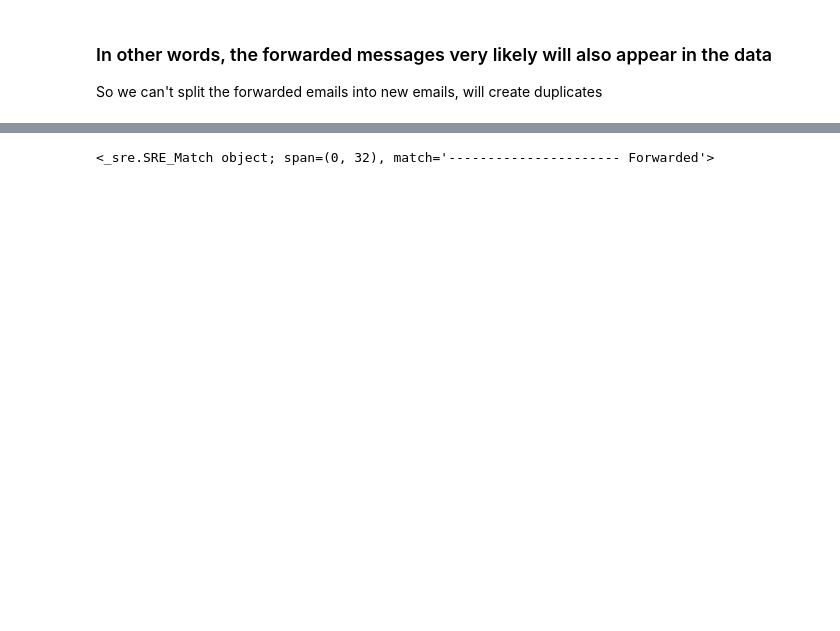
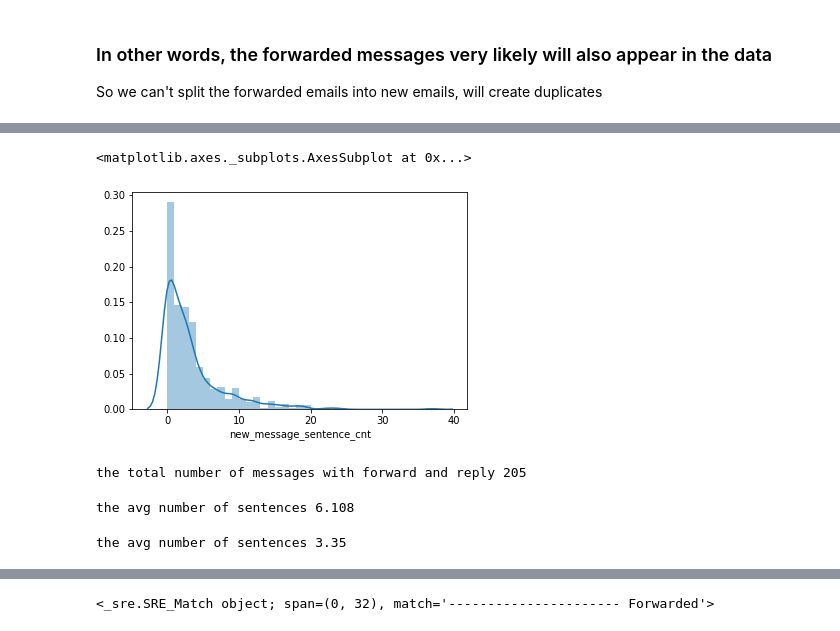
Before and after one commit to KathleenYWang/Sentiment_Detection_NLP, a Jupyter notebook: EDAKaggleEnron.ipynb, the cells around one changed output, grey strips where cells are left out. Saved outputs shown, nothing was run; the diff lists cells and outputs as text; code cells hidden in the pictures; blank space fills up the shorter version.

```diff
--- a/EDAKaggleEnron.ipynb
+++ b/EDAKaggleEnron.ipynb
@@ -441,0 +587,18 @@ Name: body, Length: 517401, dtype: int64
+# %%
+sns.distplot(email_test.new_message_sentence_cnt)
+# %% [output]
+<matplotlib.axes._subplots.AxesSubplot at 0x...>
+[figure, added]
+# %%
+print("the total number of messages with forward and reply",\
+      sum(email_forward_cnt) +  sum(email_reply_cnt))
+# %% [output]
+the total number of messages with forward and reply 205
+# %%
+print("the avg number of sentences", np.mean(email_test.email_sentence_cnt))
+# %% [output]
+the avg number of sentences 6.108
+# %%
+print("the avg number of sentences", np.mean(email_test.new_message_sentence_cnt))
+# %% [output]
+the avg number of sentences 3.35
```
Also changed, not shown: parts of 50 cells of this notebook, 1 other file.
